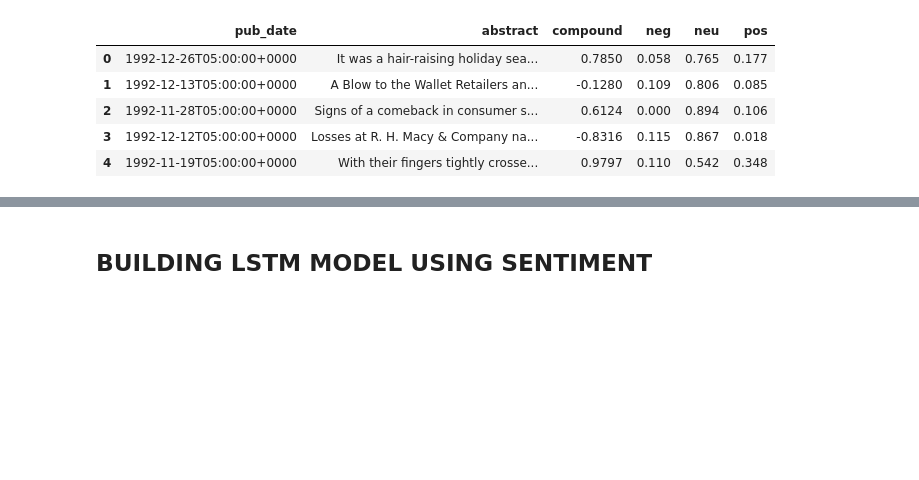
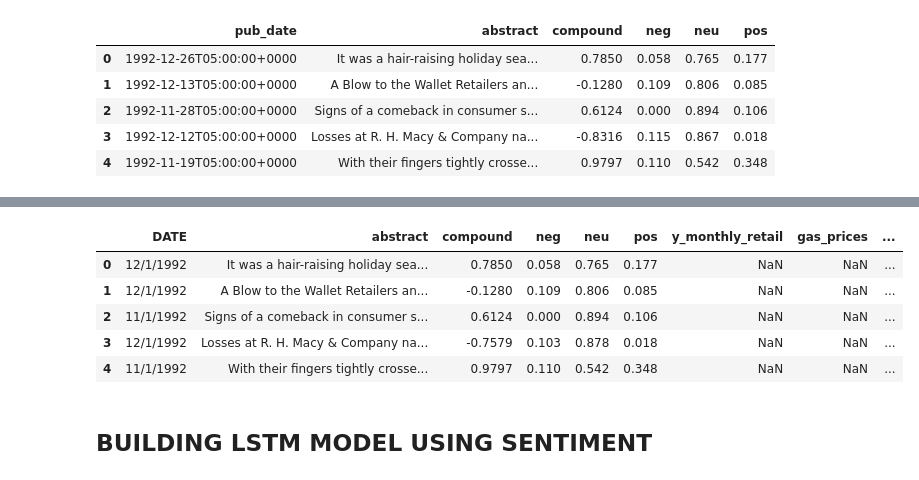
Before and after one commit to junaidqamer/HolidaySales, a Jupyter notebook: NYT_api.ipynb, the cells around one changed output, grey strips where cells are left out. Drawn from its saved outputs; the diff is of its cells as text; code cells hidden in the pictures; blank space fills up the shorter version.

Commit message:
joined dataframes NYT and features, having issues matching them, ended up with a bunch of nans

```diff
--- a/NYT_api.ipynb
+++ b/NYT_api.ipynb
@@ -570 +569,8 @@ nltk_df.describe()
 | max | 0.988600 | 0.343000 | 1.000000 | 0.474000 |
+# %%
+# loading full data
+
+file_path=Path("nytimes_nltk.csv")
+NYTIMES_df=pd.read_csv(file_path,infer_datetime_format=True,parse_dates=True)
+NYTIMES_df= NYTIMES_df.rename(columns= {"pub_date": "DATE"})
+NYTIMES_df.head()
@@ -570,0 +584,5 @@ nltk_df.describe()
+# %%
+file_path=Path("nov_dec_featuress.csv")
+Nov_dec_df=pd.read_csv(file_path,infer_datetime_format=True,parse_dates=True)
+
+Nov_dec_df.head()
@@ -571,3 +596,13 @@ nltk_df.describe()
+# %%
+Main_df= pd.concat([NYTIMES_df, Nov_dec_df],ignore_index=True, sort=False, join='outer')
+Main_df.head()
+# %% [output]
+|  | DATE | abstract | compound | neg | neu | pos | y_monthly_retail | gas_prices | ... |
+| 0 | 12/1/1992 | It was a hair-raising holiday sea... | 0.7850 | 0.058 | 0.765 | 0.177 | NaN | NaN | ... |
+| 1 | 12/1/1992 | A Blow to the Wallet Retailers an... | -0.1280 | 0.109 | 0.806 | 0.085 | NaN | NaN | ... |
+| 2 | 11/1/1992 | Signs of a comeback in consumer s... | 0.6124 | 0.000 | 0.894 | 0.106 | NaN | NaN | ... |
+| 3 | 12/1/1992 | Losses at R. H. Macy & Company na... | -0.7579 | 0.103 | 0.878 | 0.018 | NaN | NaN | ... |
+| 4 | 11/1/1992 | With their fingers tightly crosse... | 0.9797 | 0.110 | 0.542 | 0.348 | NaN | NaN | ... |
 # %% [markdown]
 ## BUILDING LSTM MODEL USING SENTIMENT
 # %%
```
Also changed, not shown: parts of 19 cells of this notebook, 2 other files.
